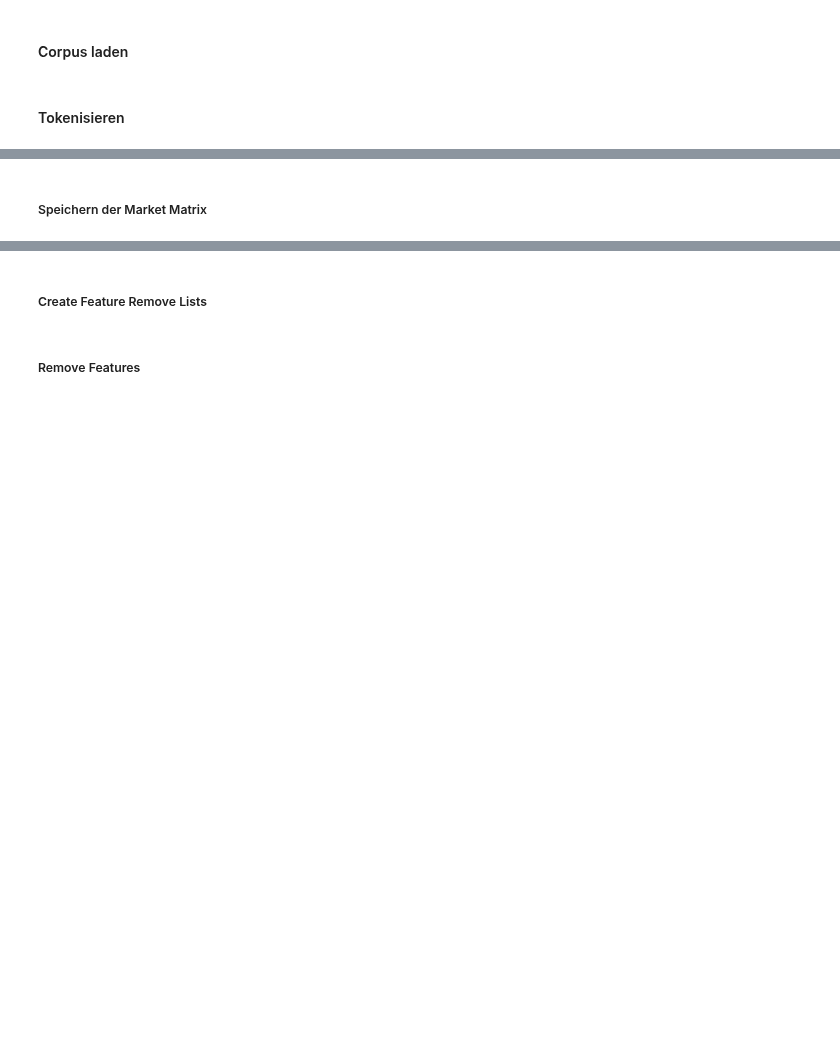
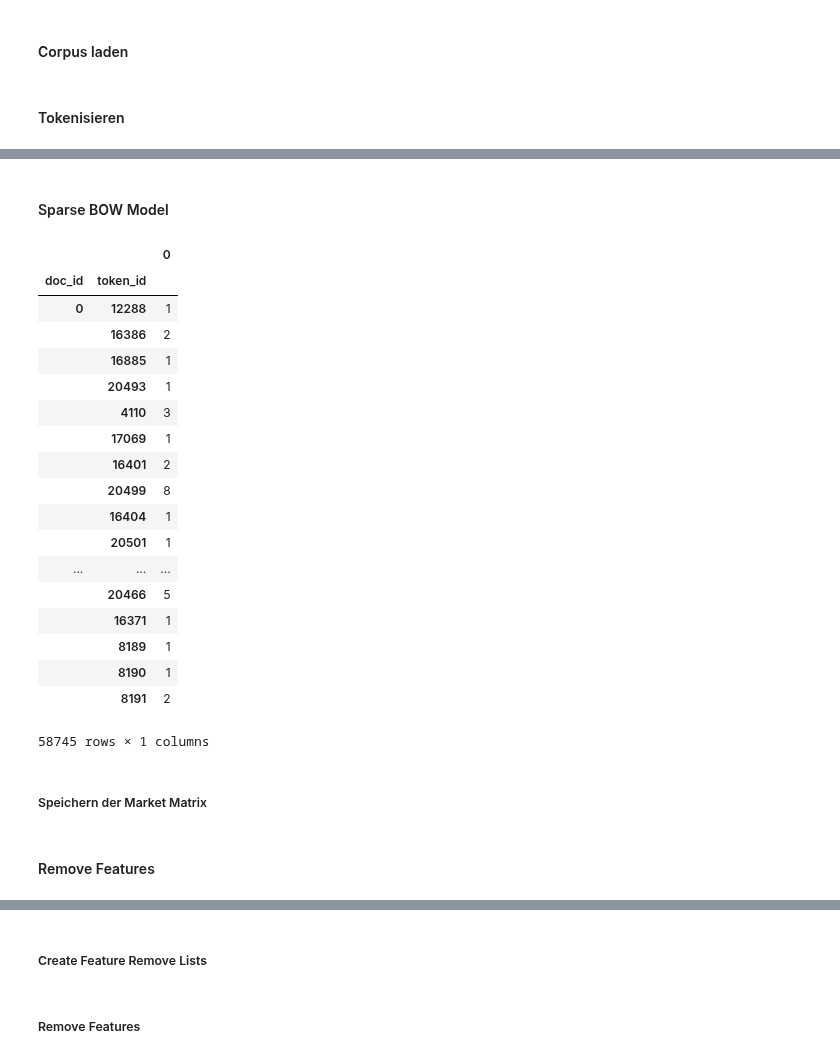
Before and after one commit to DARIAH-DE/TopicsExplorer, a Jupyter notebook: IntegrationTest_v01.ipynb, the cells around one changed output, grey strips where cells are left out. Saved outputs shown, nothing was run; the diff lists cells and outputs as text; code cells hidden in the pictures; blank space fills up the shorter version.

```diff
--- a/IntegrationTest_v01.ipynb
+++ b/IntegrationTest_v01.ipynb
@@ -56,6 +52,6 @@ corpus_csv = pre.read_from_csv(doclist_csv)
 # %% [markdown]
 #### Tokenisieren
 # %%
-doc_tokens = [pre.tokenize(corpus_txt) for doc in corpus_txt]
+doc_tokens = [list(pre.tokenize(txt)) for txt in list(corpus_txt)]
 doc_tokens[:1]
 # %% [output]
@@ -122,3 +77,31 @@ sum(sparse_df[0])
+# %%
+id_types, doc_ids = pre.create_dictionaries(doc_labels, doc_tokens)
+# %% [markdown]
+#### Sparse BOW Model
+# %%
+sparse_bow = pre.create_mm(doc_labels, doc_tokens, id_types, doc_ids)
+# %%
+sparse_bow
+# %% [output]
+|  |  | 0 |
+| doc_id | token_id |  |
+| 0 | 12288 | 1 |
+|  | 16386 | 2 |
+|  | 16885 | 1 |
+|  | 20493 | 1 |
+|  | 4110 | 3 |
+|  | 17069 | 1 |
+|  | 16401 | 2 |
+|  | 20499 | 8 |
+|  | 16404 | 1 |
+|  | 20501 | 1 |
+| ... | ... | ... |
+|  | 20466 | 5 |
+|  | 16371 | 1 |
+|  | 8189 | 1 |
+|  | 8190 | 1 |
+|  | 8191 | 2 |
+58745 rows × 1 columns
 # %% [markdown]
 ##### Speichern der Market Matrix
 # %%
@@ -132,3 +115,5 @@ with open("gb_plain.mm", 'a', encoding = "utf-8") as f:
     f.write("%%MatrixMarket matrix coordinate real general\n")
     #f.write(header_string)
     sparse_df.to_csv( f, sep = ' ', header = None)
+# %% [markdown]
+#### Remove Features
```
Also changed, not shown: parts of 22 cells of this notebook.
